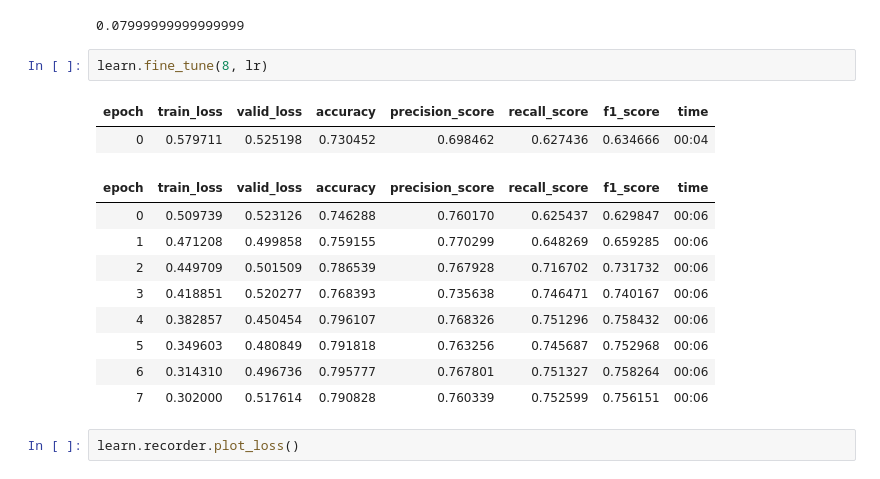
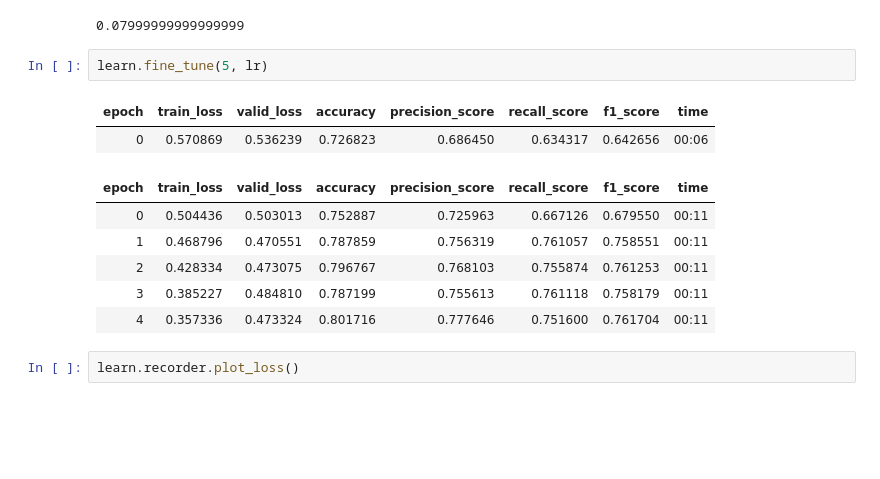
Before and after one commit to floleuerer/fastai_ulmfit, a Jupyter notebook: 4_ulmfit_train_classifier.ipynb, the cells around one changed output. Saved outputs shown, nothing was run; the diff lists cells and outputs as text; blank space fills up the shorter version.

```diff
--- a/4_ulmfit_train_classifier.ipynb
+++ b/4_ulmfit_train_classifier.ipynb
@@ -112,19 +112,16 @@ lr
 # %% [output]
 0.07999999999999999
 # %%
-learn.fine_tune(8, lr)
+learn.fine_tune(5, lr)
 # %% [output]
 | epoch | train_loss | valid_loss | accuracy | precision_score | recall_score | f1_score | time |
-| 0 | 0.579711 | 0.525198 | 0.730452 | 0.698462 | 0.627436 | 0.634666 | 00:04 |
+| 0 | 0.570869 | 0.536239 | 0.726823 | 0.686450 | 0.634317 | 0.642656 | 00:06 |
 | epoch | train_loss | valid_loss | accuracy | precision_score | recall_score | f1_score | time |
-| 0 | 0.509739 | 0.523126 | 0.746288 | 0.760170 | 0.625437 | 0.629847 | 00:06 |
-| 1 | 0.471208 | 0.499858 | 0.759155 | 0.770299 | 0.648269 | 0.659285 | 00:06 |
-| 2 | 0.449709 | 0.501509 | 0.786539 | 0.767928 | 0.716702 | 0.731732 | 00:06 |
-| 3 | 0.418851 | 0.520277 | 0.768393 | 0.735638 | 0.746471 | 0.740167 | 00:06 |
-| 4 | 0.382857 | 0.450454 | 0.796107 | 0.768326 | 0.751296 | 0.758432 | 00:06 |
-| 5 | 0.349603 | 0.480849 | 0.791818 | 0.763256 | 0.745687 | 0.752968 | 00:06 |
-| 6 | 0.314310 | 0.496736 | 0.795777 | 0.767801 | 0.751327 | 0.758264 | 00:06 |
-| 7 | 0.302000 | 0.517614 | 0.790828 | 0.760339 | 0.752599 | 0.756151 | 00:06 |
+| 0 | 0.504436 | 0.503013 | 0.752887 | 0.725963 | 0.667126 | 0.679550 | 00:11 |
+| 1 | 0.468796 | 0.470551 | 0.787859 | 0.756319 | 0.761057 | 0.758551 | 00:11 |
+| 2 | 0.428334 | 0.473075 | 0.796767 | 0.768103 | 0.755874 | 0.761253 | 00:11 |
+| 3 | 0.385227 | 0.484810 | 0.787199 | 0.755613 | 0.761118 | 0.758179 | 00:11 |
+| 4 | 0.357336 | 0.473324 | 0.801716 | 0.777646 | 0.751600 | 0.761704 | 00:11 |
 # %%
 learn.recorder.plot_loss()
 # %% [output]
```
Also changed, not shown: parts of 3 cells of this notebook, 4 other files.
